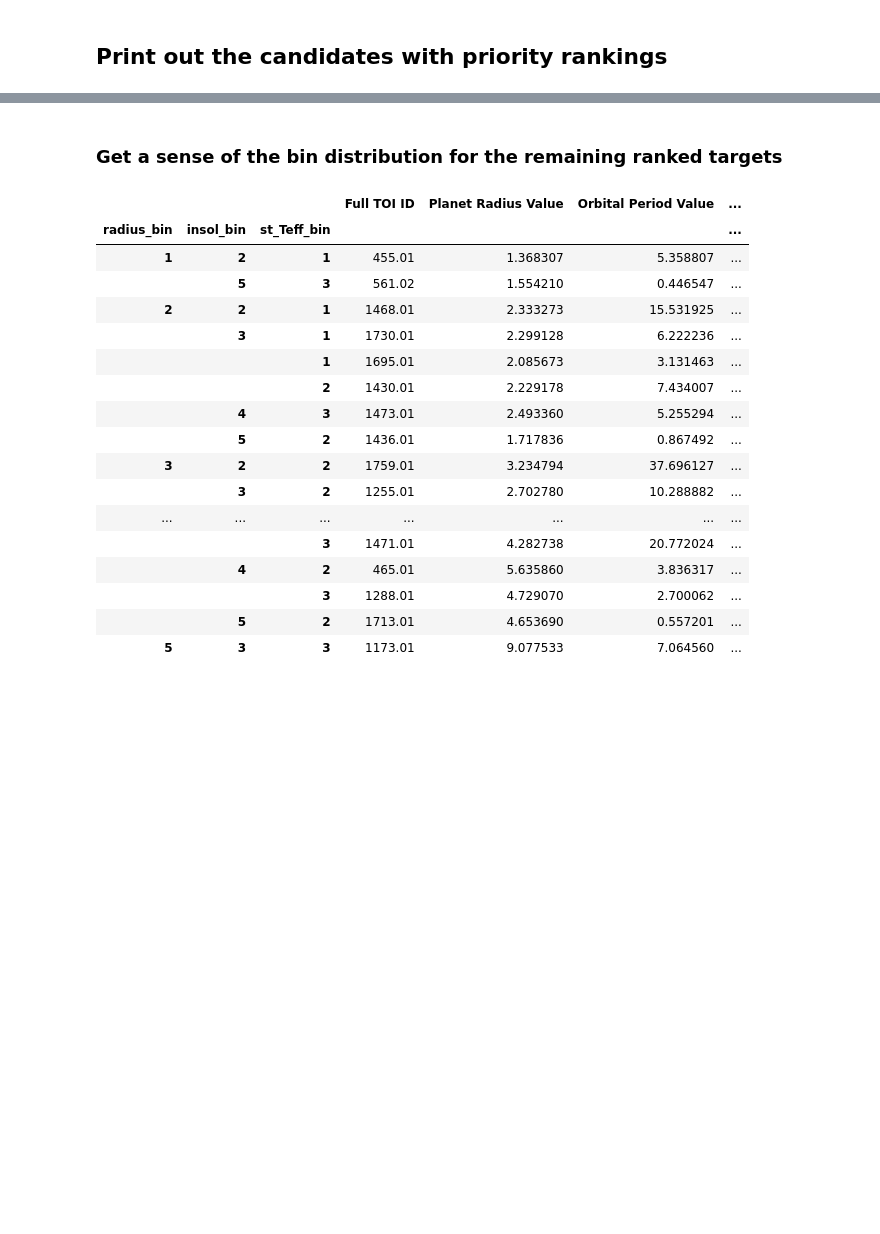
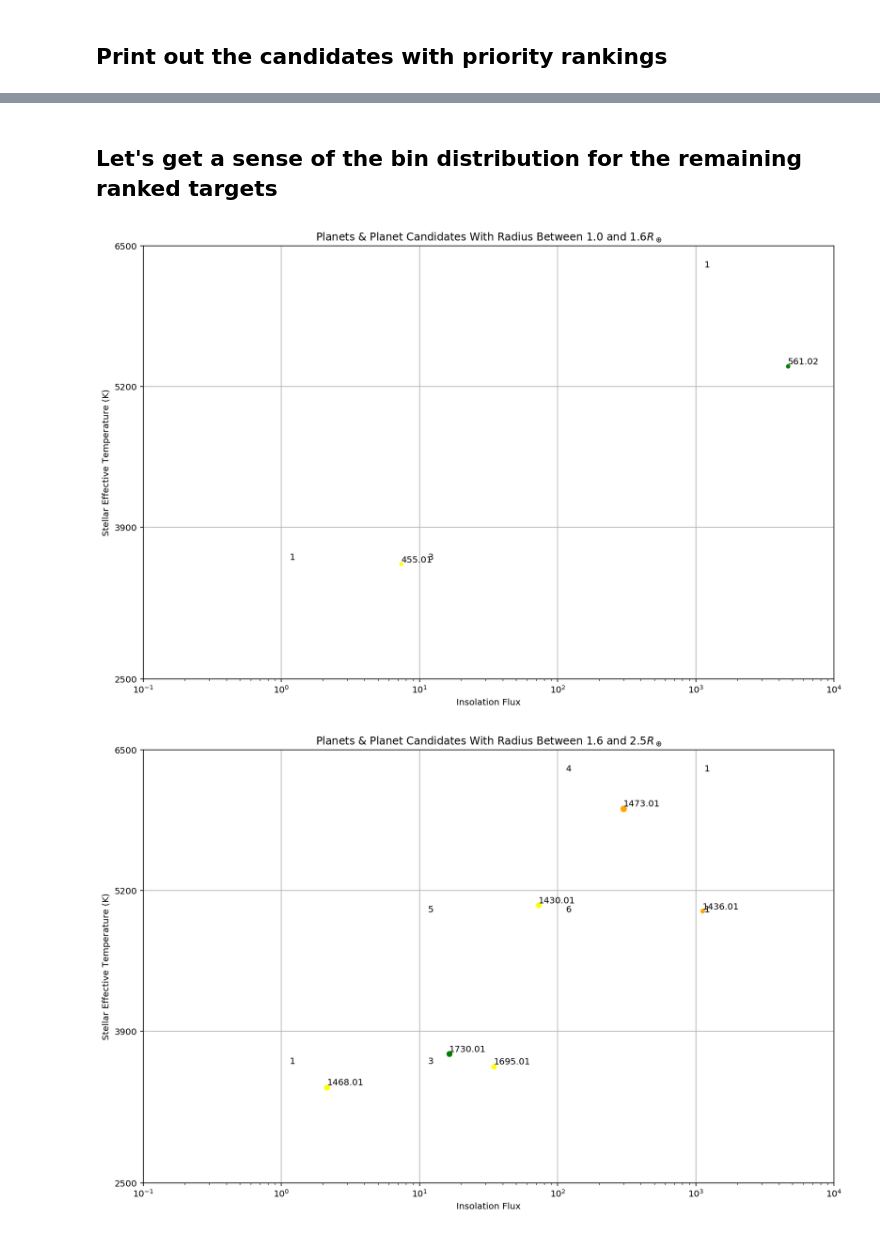
Before and after one commit to murphyjm/tks_targets_shared, a Jupyter notebook: X_ranking_selected_tois.ipynb, the cells around one changed output, grey strips where cells are left out. Drawn from its saved outputs; the diff is of its cells as text; code cells hidden in the pictures; blank space fills up the shorter version.

```diff
--- a/X_ranking_selected_tois.ipynb
+++ b/X_ranking_selected_tois.ipynb
@@ -146,23 +151,19 @@ With only 20 remaining ranked targets, and with there being a diversity of bins
 # %% [markdown]
-### Get a sense of the bin distribution for the remaining ranked targets
+## Let's get a sense of the bin distribution for the remaining ranked targets
-# %%
-X_tois_df[X_tois_df['X_priority'].isin([1.,2.,3.])]
-# %% [output]
-|  |  |  | Full TOI ID | Planet Radius Value | Orbital Period Value | ... |
-| radius_bin | insol_bin | st_Teff_bin |  |  |  | ... |
-| 1 | 2 | 1 | 455.01 | 1.368307 | 5.358807 | ... |
-|  | 5 | 3 | 561.02 | 1.554210 | 0.446547 | ... |
-| 2 | 2 | 1 | 1468.01 | 2.333273 | 15.531925 | ... |
-|  | 3 | 1 | 1730.01 | 2.299128 | 6.222236 | ... |
-|  |  | 1 | 1695.01 | 2.085673 | 3.131463 | ... |
-|  |  | 2 | 1430.01 | 2.229178 | 7.434007 | ... |
-|  | 4 | 3 | 1473.01 | 2.493360 | 5.255294 | ... |
-|  | 5 | 2 | 1436.01 | 1.717836 | 0.867492 | ... |
-| 3 | 2 | 2 | 1759.01 | 3.234794 | 37.696127 | ... |
-|  | 3 | 2 | 1255.01 | 2.702780 | 10.288882 | ... |
-| ... | ... | ... | ... | ... | ... | ... |
-|  |  | 3 | 1471.01 | 4.282738 | 20.772024 | ... |
-|  | 4 | 2 | 465.01 | 5.635860 | 3.836317 | ... |
-|  |  | 3 | 1288.01 | 4.729070 | 2.700062 | ... |
-|  | 5 | 2 | 1713.01 | 4.653690 | 0.557201 | ... |
-| 5 | 3 | 3 | 1173.01 | 9.077533 | 7.064560 | ... |
+# %%
+# Bins defined using code from Nicholas (these are the same bins that the df was binned to)
+# Defining the bins:
+# Log-uniform in radius and Fp, uniform in Teff. Right now,
+# you need 6 bin edges for radius and Fp and 4 for Teff;
+# we can change that by editing the "labels" in binning_function
+rad_bins = 10**(np.linspace(0,1,6))
+rad_bins[-1] = 11.2 #want to include up to Jupiter radius
+fpl_bins = 10**(np.linspace(-1,4,6))
+tef_bins = np.array([2500,3900,5200,6500])
+bins = [rad_bins, fpl_bins, tef_bins]
+
+for i in np.arange(1,6):
+    bin_plotter(X_tois_df.rename(columns={'X_priority':'priority'}),bins,i)
+# %% [output]
+[figure, added]
+[figure, added]
```
Also changed, not shown: parts of 7 cells of this notebook, 6 other files.
